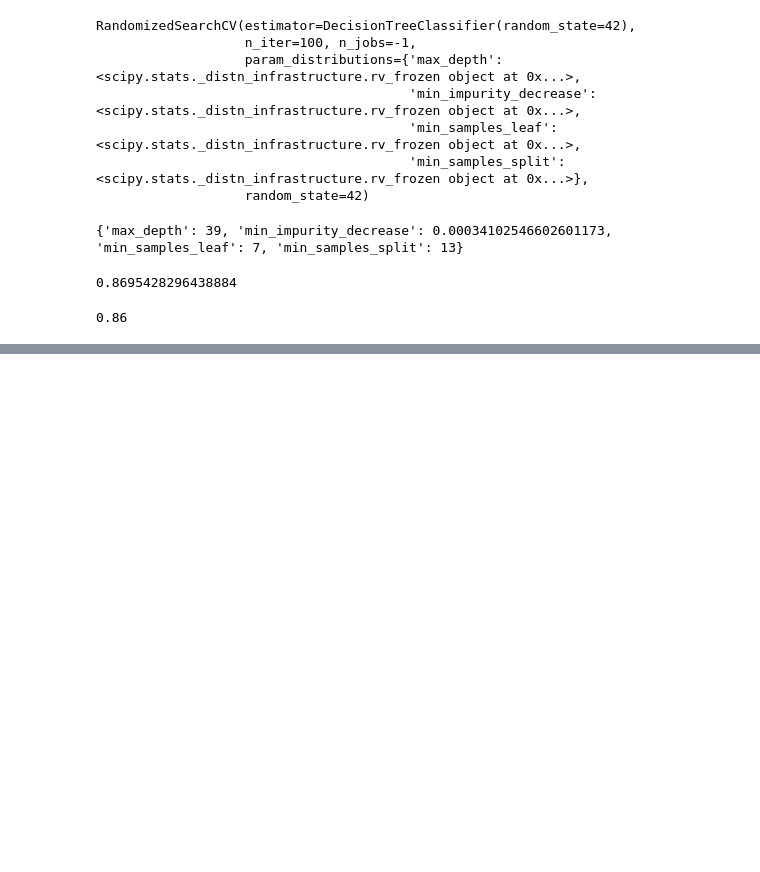
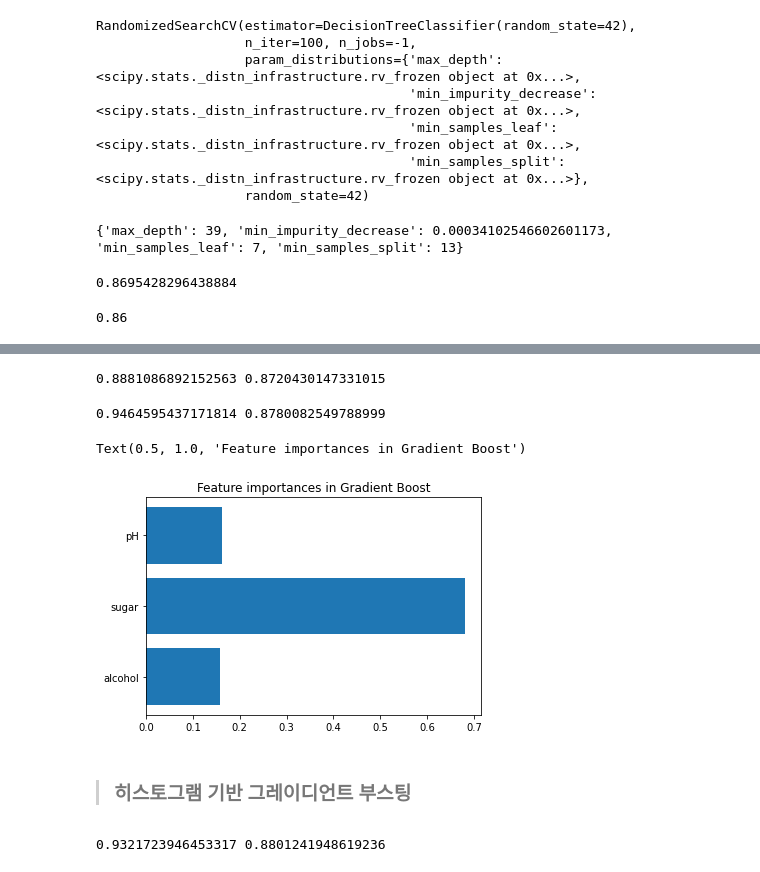
Before and after one commit to mini3713/mini3713, a Jupyter notebook: 머신러닝+딥러닝/HG_05_결정트리.ipynb, the cells around one changed output, grey strips where cells are left out. Cells and saved outputs as stored; diff of their text form; code cells hidden in the pictures; blank space fills up the shorter version.

```diff
--- a/머신러닝+딥러닝/HG_05_결정트리.ipynb
+++ b/머신러닝+딥러닝/HG_05_결정트리.ipynb
@@ -260,0 +347,31 @@ print(dt.score(test_input, test_target))
+# %%
+from sklearn.ensemble import GradientBoostingClassifier
+gb = GradientBoostingClassifier(random_state=42)
+scores = cross_validate(gb, train_input, train_target, return_train_score=True, n_jobs=-1)
+print(np.mean(scores['train_score']), np.mean(scores['test_score']))
+# %% [output]
+0.8881086892152563 0.8720430147331015
+# %%
+gb = GradientBoostingClassifier(n_estimators=500, learning_rate=0.2, random_state=42)
+scores = cross_validate(gb, train_input, train_target, return_train_score=True, n_jobs=-1)
+print(np.mean(scores['train_score']),np.mean(scores['test_score']))
+# %% [output]
+0.9464595437171814 0.8780082549788999
+# %%
+gb.fit(train_input, train_target)
+gb_important = gb.feature_importances_
+name = ['alcohol', 'sugar', 'pH']
+plt.barh(name, gb_important)
+plt.title('Feature importances in Gradient Boost')
+# %% [output]
+Text(0.5, 1.0, 'Feature importances in Gradient Boost')
+[figure, added]
+# %% [markdown]
+> ### 히스토그램 기반 그레이디언트 부스팅
+# %%
+from sklearn.ensemble import HistGradientBoostingClassifier
+hgb = HistGradientBoostingClassifier(random_state=42)
+scores = cross_validate(hgb, train_input, train_target, return_train_score=True)
+print(np.mean(scores['train_score']), np.mean(scores['test_score']))
+# %% [output]
+0.9321723946453317 0.8801241948619236
```
Also changed, not shown: parts of 21 cells of this notebook.
